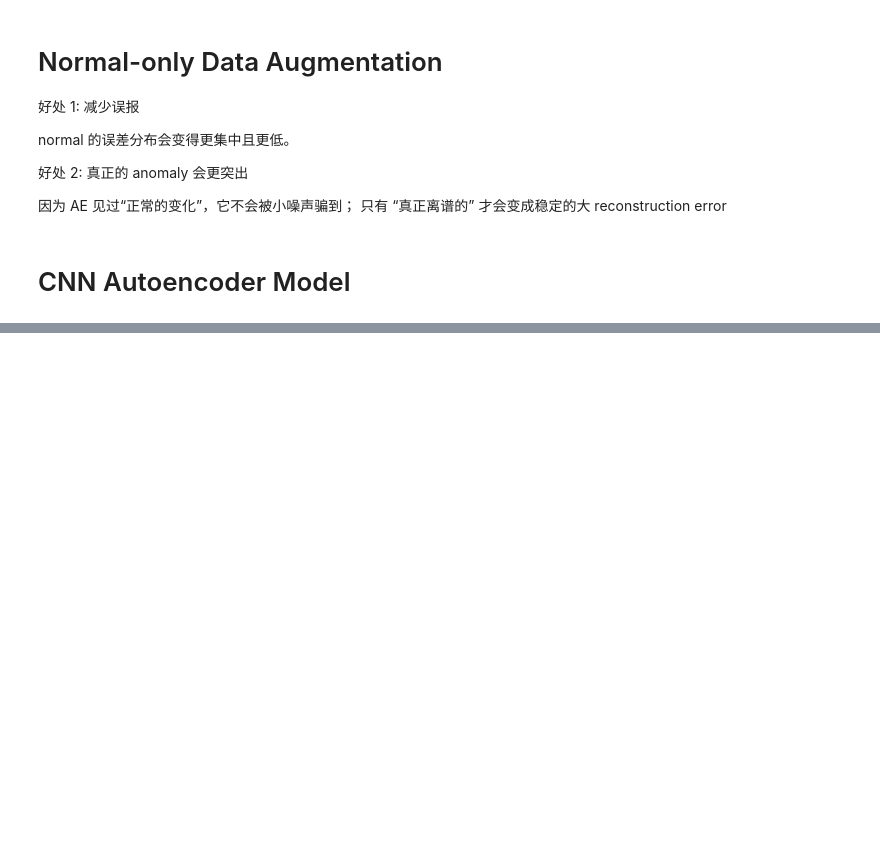
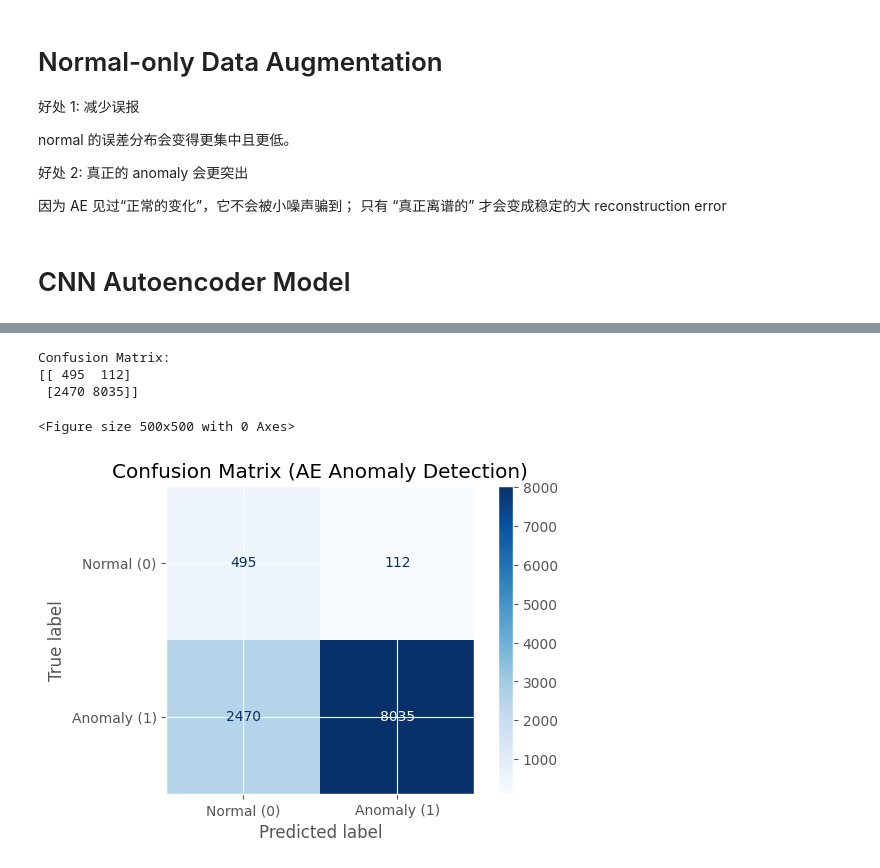
Before and after one commit to Makiato1999/ECG-Detector, a Jupyter notebook: anomaly_detection_cnn_autoencoders.ipynb, the cells around one changed output, grey strips where cells are left out. Drawn from its saved outputs; the diff is of its cells as text; code cells hidden in the pictures; blank space fills up the shorter version.

```diff
--- a/anomaly_detection_cnn_autoencoders.ipynb
+++ b/anomaly_detection_cnn_autoencoders.ipynb
@@ -849,0 +946,27 @@ Anomaly Recall:       69.19%
+# %%
+from sklearn.metrics import accuracy_score, precision_score, recall_score, f1_score
+
+print("\n=== 最终测试结果 ===")
+
+# ---- Normal Test 集 (全是正常) ----
+# GT: 0 ；预测：MAE > 阈值 → 1（异常）
+y_test_true = np.zeros_like(raw_mae_test)  # [0,0,0,...]
+y_test_pred = (raw_mae_test > threshold).astype(int)
+
+# ---- Anomaly 集 (全是异常) ----
+y_anom_true = np.ones_like(raw_mae_anomaly)  # [1,1,1,...]
+y_anom_pred = (raw_mae_anomaly > threshold).astype(int)
+
+# ---- 合并，用做总体评估 ----
+y_true = np.concatenate([y_test_true, y_anom_true])
+y_pred = np.concatenate([y_test_pred, y_anom_pred])
+
+acc = accuracy_score(y_true, y_pred)
+prec = precision_score(y_true, y_pred)
+rec = recall_score(y_true, y_pred)
+f1 = f1_score(y_true, y_pred)
+
+print(f"Overall Accuracy:  {acc*100:.2f}%")
+print(f"Precision (Anom):  {prec*100:.2f}%")
+print(f"Recall (Anom):     {rec*100:.2f}%")
+print(f"F1 Score:          {f1*100:.2f}%")
@@ -849,0 +1003,22 @@ Anomaly Recall:       69.19%
+# %%
+from sklearn.metrics import confusion_matrix, ConfusionMatrixDisplay
+import matplotlib.pyplot as plt
+
+# 计算混淆矩阵
+cm = confusion_matrix(y_true, y_pred, labels=[0, 1])
+
+print("Confusion Matrix:")
+print(cm)
+
+# 可视化
+disp = ConfusionMatrixDisplay(confusion_matrix=cm, display_labels=['Normal (0)', 'Anomaly (1)'])
+plt.figure(figsize=(5, 5))
+disp.plot(cmap='Blues', values_format='d')
+plt.title("Confusion Matrix (AE Anomaly Detection)")
+plt.show()
+# %% [output]
+Confusion Matrix:
+[[ 495  112]
+ [2470 8035]]
+<Figure size 500x500 with 0 Axes>
+[figure, added]
```
Also changed, not shown: parts of 25 cells of this notebook.
